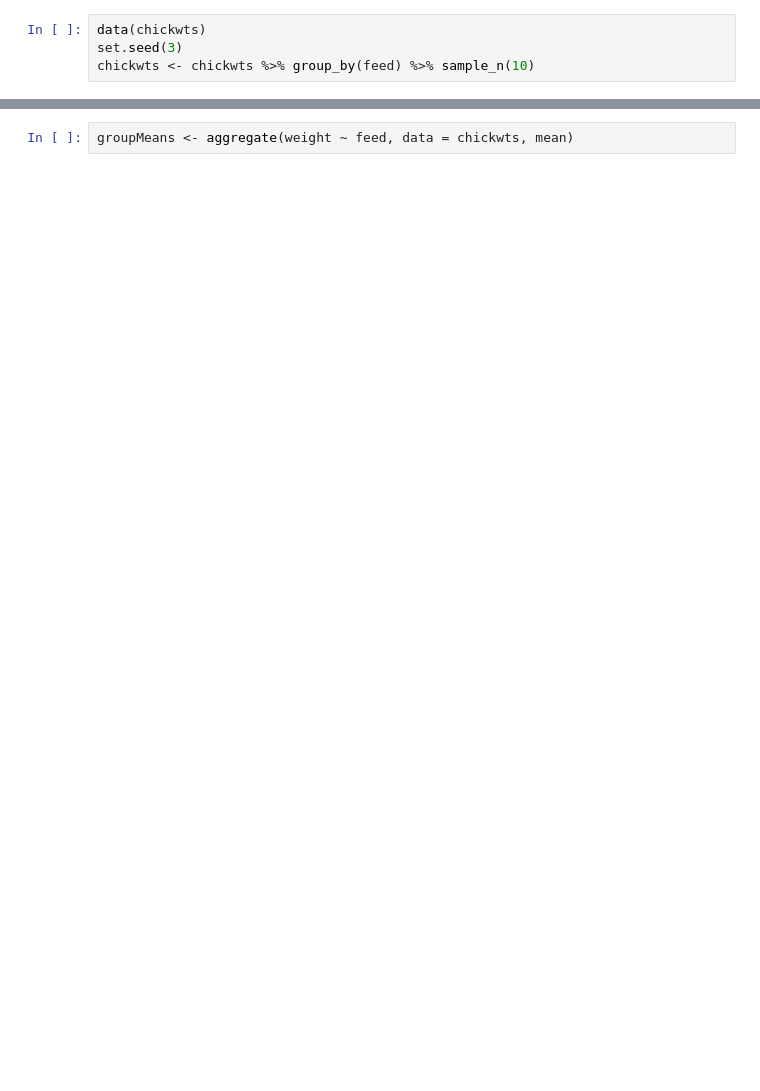
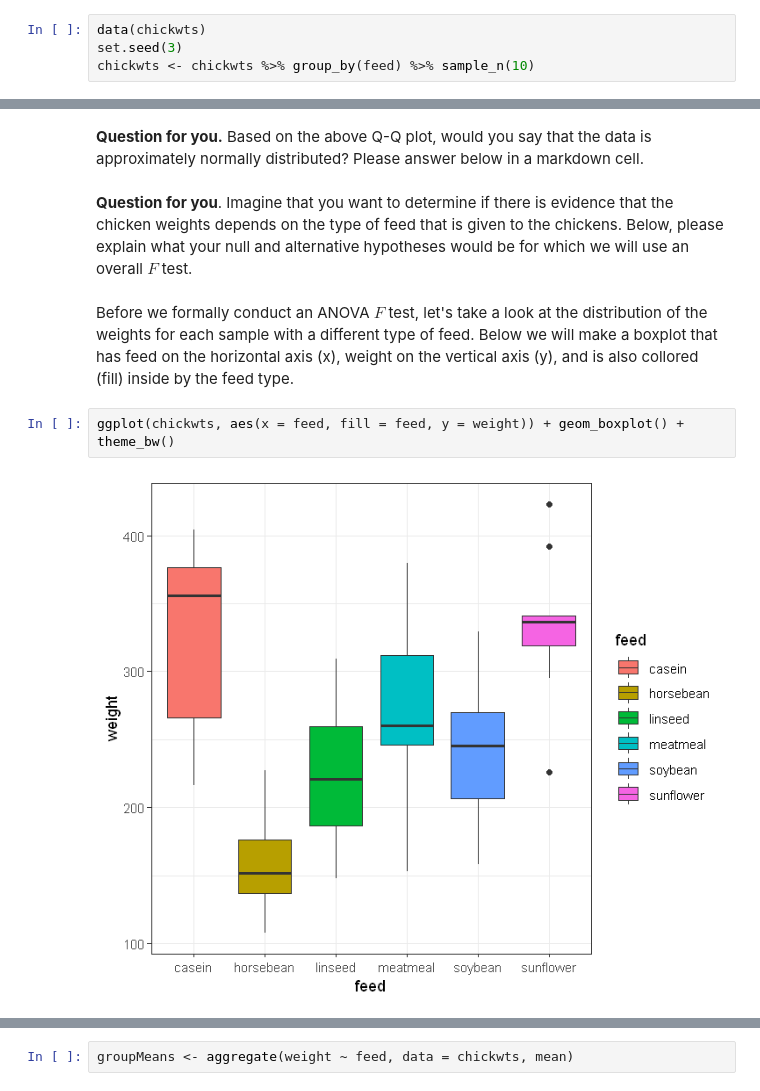
Before and after one commit to trainorp/iteachAST505, a Jupyter notebook: Assignments/Labs/Lab9.ipynb, the cells around one changed output, grey strips where cells are left out. Saved outputs shown, nothing was run; the diff lists cells and outputs as text; blank space fills up the shorter version.

```diff
--- a/Assignments/Labs/Lab9.ipynb
+++ b/Assignments/Labs/Lab9.ipynb
@@ -124,0 +224,10 @@ qqline(chickwts$weight[chickwts$feed == "linseed"])
+# %% [markdown]
+**Question for you.** Based on the above Q-Q plot, would you say that the data is approximately normally distributed? Please answer below in a markdown cell.
+# %% [markdown]
+**Question for you**. Imagine that you want to determine if there is evidence that the chicken weights depends on the type of feed that is given to the chickens. Below, please explain what your null and alternative hypotheses would be for which we will use an overall $F$ test.
+# %% [markdown]
+Before we formally conduct an ANOVA $F$ test, let's take a look at the distribution of the weights for each sample with a different type of feed. Below we will make a boxplot that has feed on the horizontal axis (x), weight on the vertical axis (y), and is also collored (fill) inside by the feed type.
+# %%
+ggplot(chickwts, aes(x = feed, fill = feed, y = weight)) + geom_boxplot() + theme_bw()
+# %% [output]
+[figure, added]
```
Also changed, not shown: parts of 87 cells of this notebook, 2 other files.
